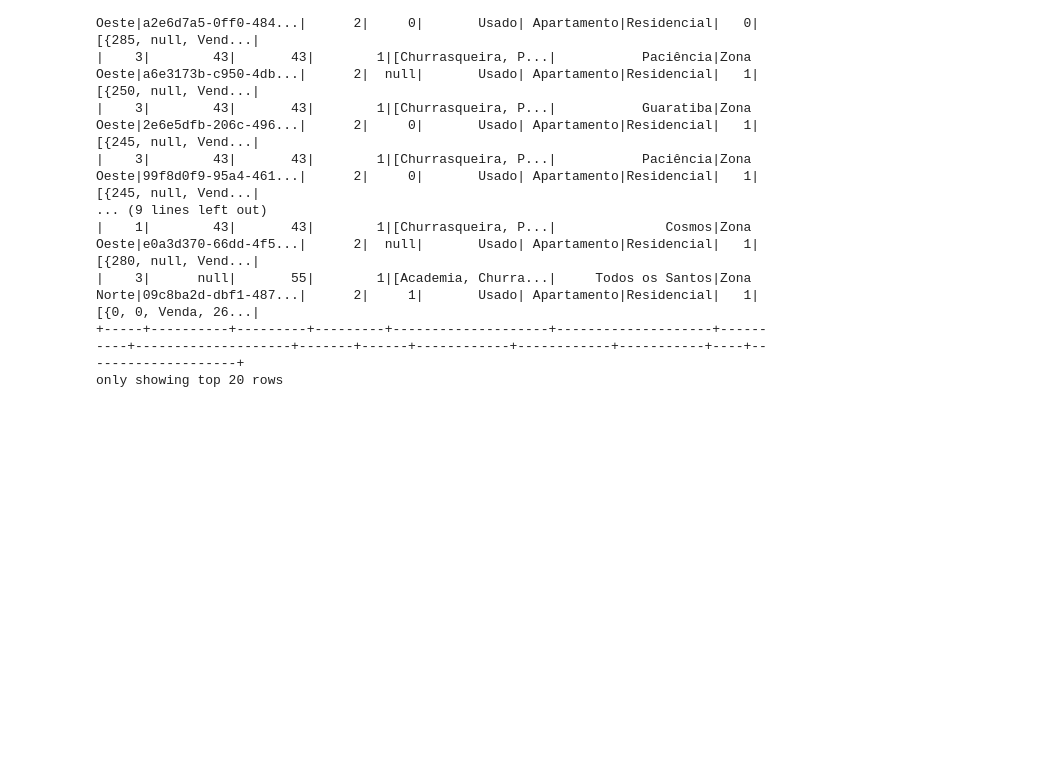
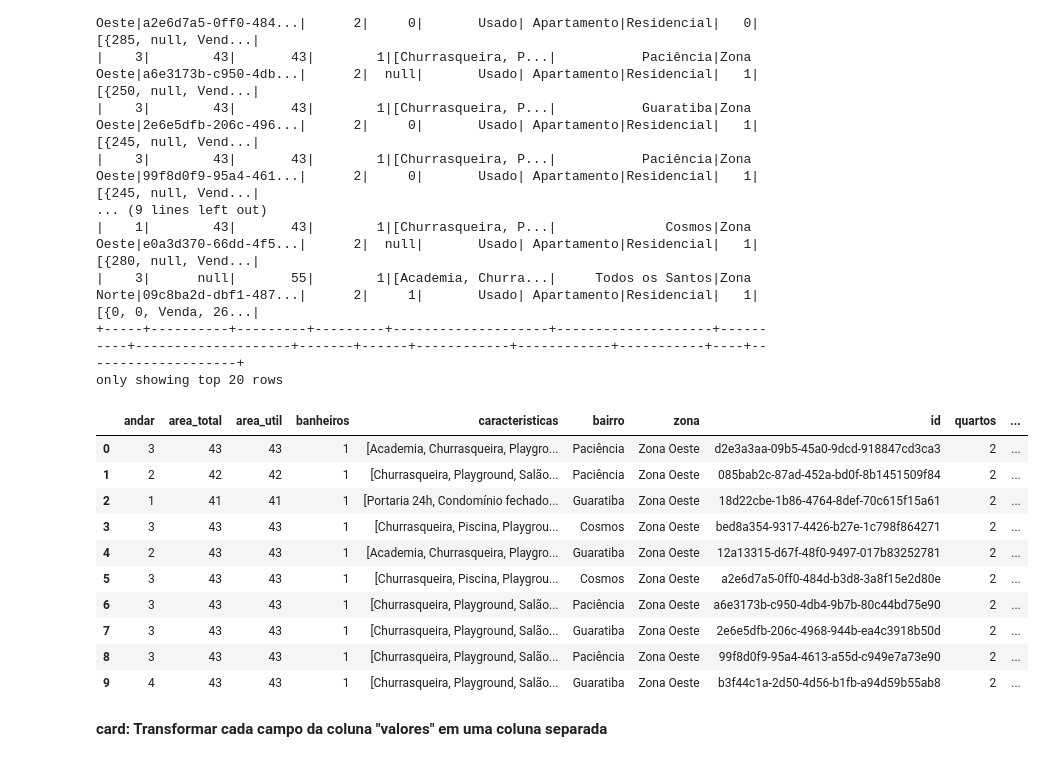
Before and after one commit to renataeugenia/ChallengeAlura_DataScience, a Jupyter notebook: Challenge_Alura_DataScience.ipynb, the cells around one changed output. Drawn from its saved outputs; the diff is of its cells as text; code cells hidden in the pictures; blank space fills up the shorter version.

```diff
--- a/Challenge_Alura_DataScience.ipynb
+++ b/Challenge_Alura_DataScience.ipynb
@@ -314,3 +314,19 @@ anuncio_novo.show()
 |    3|      null|       55|        1|[Academia, Churra...|     Todos os Santos|Zona Norte|09c8ba2d-dbf1-487...|      2|     1|       Usado| Apartamento|Residencial|   1|[{0, 0, Venda, 26...|
 +-----+----------+---------+---------+--------------------+--------------------+----------+--------------------+-------+------+------------+------------+-----------+----+--------------------+
 only showing top 20 rows
+# %%
+anuncio_novo.limit(10).toPandas()
+# %% [output]
+|  | andar | area_total | area_util | banheiros | caracteristicas | bairro | zona | id | quartos | ... |
+| 0 | 3 | 43 | 43 | 1 | [Academia, Churrasqueira, Playgro... | Paciência | Zona Oeste | d2e3a3aa-09b5-45a0-9dcd-918847cd3ca3 | 2 | ... |
+| 1 | 2 | 42 | 42 | 1 | [Churrasqueira, Playground, Salão... | Paciência | Zona Oeste | 085bab2c-87ad-452a-bd0f-8b1451509f84 | 2 | ... |
+| 2 | 1 | 41 | 41 | 1 | [Portaria 24h, Condomínio fechado... | Guaratiba | Zona Oeste | 18d22cbe-1b86-4764-8def-70c615f15a61 | 2 | ... |
+| 3 | 3 | 43 | 43 | 1 | [Churrasqueira, Piscina, Playgrou... | Cosmos | Zona Oeste | bed8a354-9317-4426-b27e-1c798f864271 | 2 | ... |
+| 4 | 2 | 43 | 43 | 1 | [Academia, Churrasqueira, Playgro... | Guaratiba | Zona Oeste | 12a13315-d67f-48f0-9497-017b83252781 | 2 | ... |
+| 5 | 3 | 43 | 43 | 1 | [Churrasqueira, Piscina, Playgrou... | Cosmos | Zona Oeste | a2e6d7a5-0ff0-484d-b3d8-3a8f15e2d80e | 2 | ... |
+| 6 | 3 | 43 | 43 | 1 | [Churrasqueira, Playground, Salão... | Paciência | Zona Oeste | a6e3173b-c950-4db4-9b7b-80c44bd75e90 | 2 | ... |
+| 7 | 3 | 43 | 43 | 1 | [Churrasqueira, Playground, Salão... | Guaratiba | Zona Oeste | 2e6e5dfb-206c-4968-944b-ea4c3918b50d | 2 | ... |
+| 8 | 3 | 43 | 43 | 1 | [Churrasqueira, Playground, Salão... | Paciência | Zona Oeste | 99f8d0f9-95a4-4613-a55d-c949e7a73e90 | 2 | ... |
+| 9 | 4 | 43 | 43 | 1 | [Churrasqueira, Playground, Salão... | Guaratiba | Zona Oeste | b3f44c1a-2d50-4d56-b1fb-a94d59b55ab8 | 2 | ... |
+# %% [markdown]
+**card: Transformar cada campo da coluna "valores" em uma coluna separada**
```
Also changed, not shown: parts of 19 cells of this notebook.
